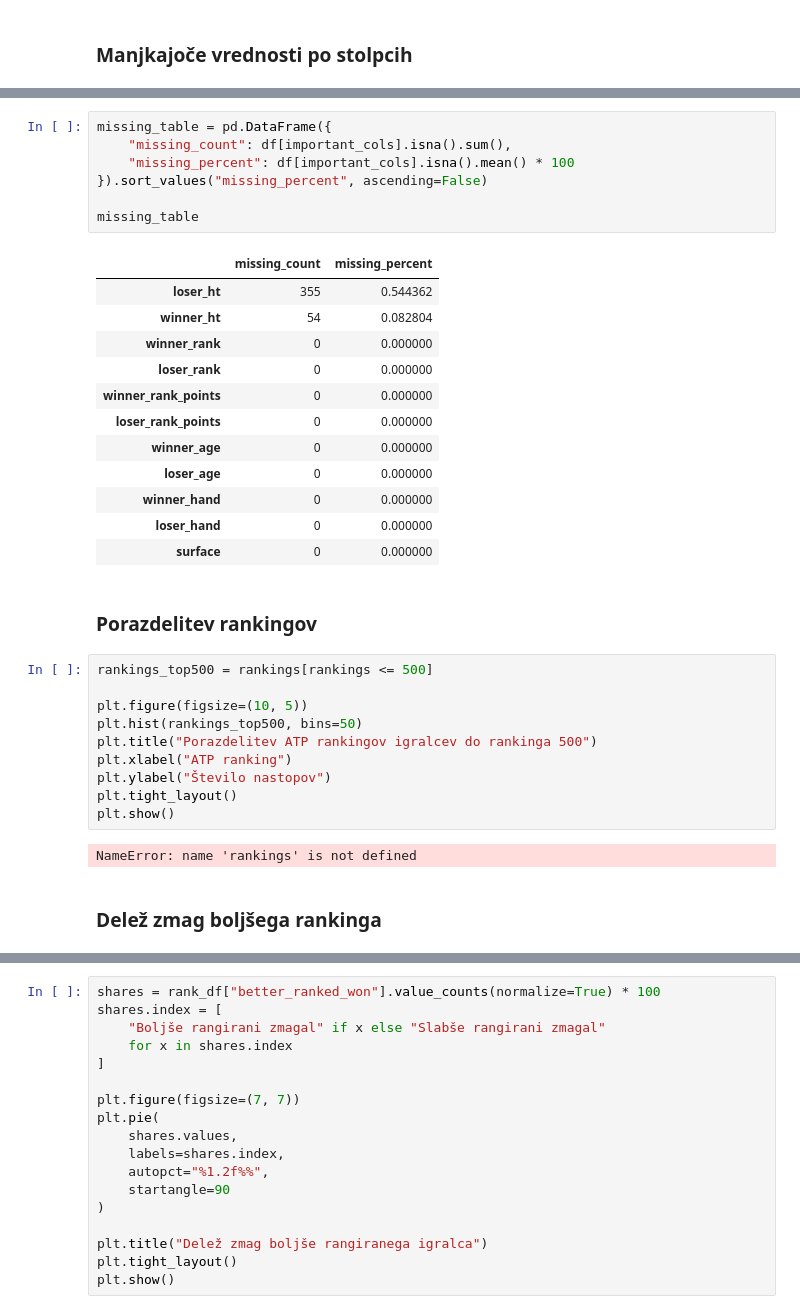
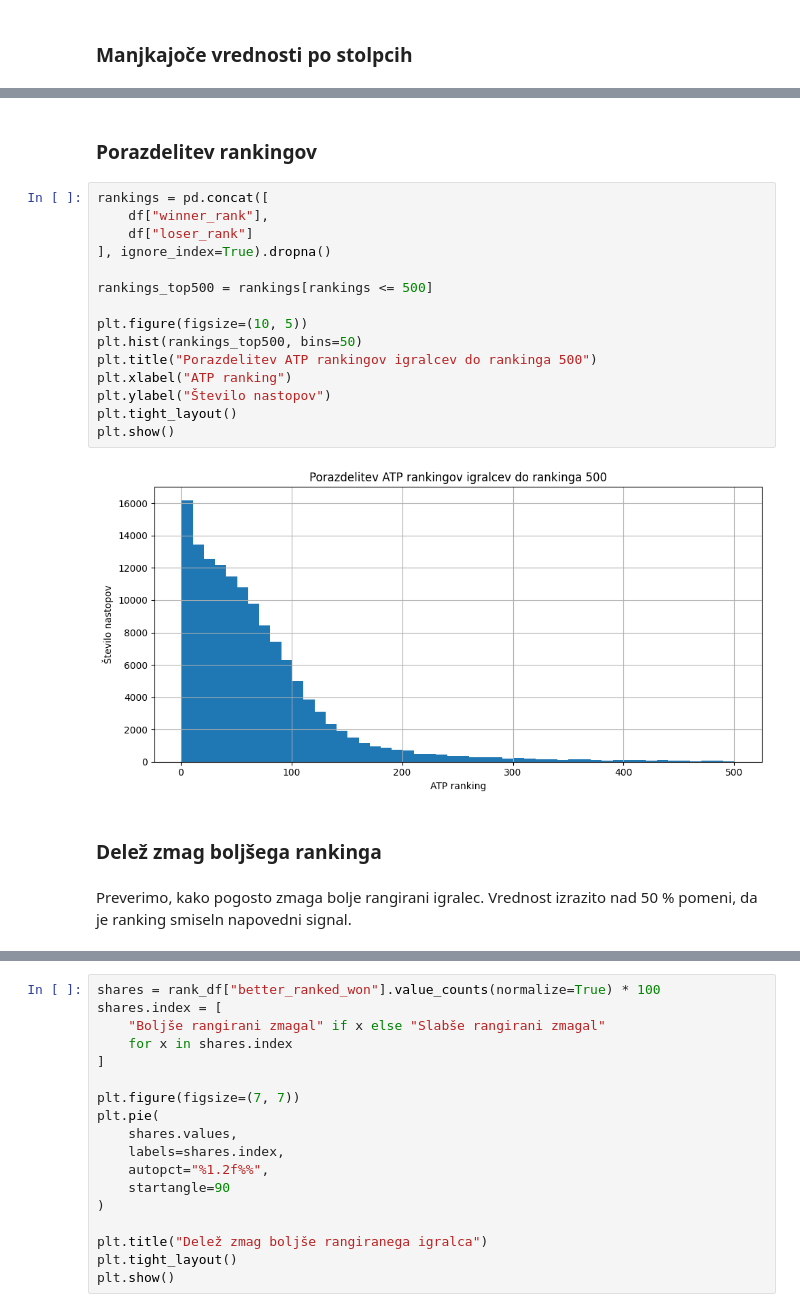
Before and after one commit to nikjavor/PR2607, a Jupyter notebook: 02_analiza_podatkov.ipynb, the cells around one changed output, grey strips where cells are left out. Saved outputs shown, nothing was run; the diff lists cells and outputs as text.

```diff
--- a/02_analiza_podatkov.ipynb
+++ b/02_analiza_podatkov.ipynb
@@ -122,36 +106,23 @@ plt.show()
-# %%
-missing_table = pd.DataFrame({
-    "missing_count": df[important_cols].isna().sum(),
-    "missing_percent": df[important_cols].isna().mean() * 100
-}).sort_values("missing_percent", ascending=False)
-
-missing_table
-# %% [output]
-|  | missing_count | missing_percent |
-| loser_ht | 355 | 0.544362 |
-| winner_ht | 54 | 0.082804 |
-| winner_rank | 0 | 0.000000 |
-| loser_rank | 0 | 0.000000 |
-| winner_rank_points | 0 | 0.000000 |
-| loser_rank_points | 0 | 0.000000 |
-| winner_age | 0 | 0.000000 |
-| loser_age | 0 | 0.000000 |
-| winner_hand | 0 | 0.000000 |
-| loser_hand | 0 | 0.000000 |
-| surface | 0 | 0.000000 |
 # %% [markdown]
 ### Porazdelitev rankingov
 # %%
+rankings = pd.concat([
+    df["winner_rank"],
+    df["loser_rank"]
+], ignore_index=True).dropna()
+
 rankings_top500 = rankings[rankings <= 500]
 
 plt.figure(figsize=(10, 5))
 plt.hist(rankings_top500, bins=50)
 plt.title("Porazdelitev ATP rankingov igralcev do rankinga 500")
 plt.xlabel("ATP ranking")
 plt.ylabel("Število nastopov")
 plt.tight_layout()
 plt.show()
 # %% [output]
-NameError: name 'rankings' is not defined
+[figure, added]
 # %% [markdown]
 ### Delež zmag boljšega rankinga
+# %% [markdown]
+Preverimo, kako pogosto zmaga bolje rangirani igralec. Vrednost izrazito nad 50 % pomeni, da je ranking smiseln napovedni signal.
```
Also changed, not shown: parts of 15 cells of this notebook, 8 other files.
